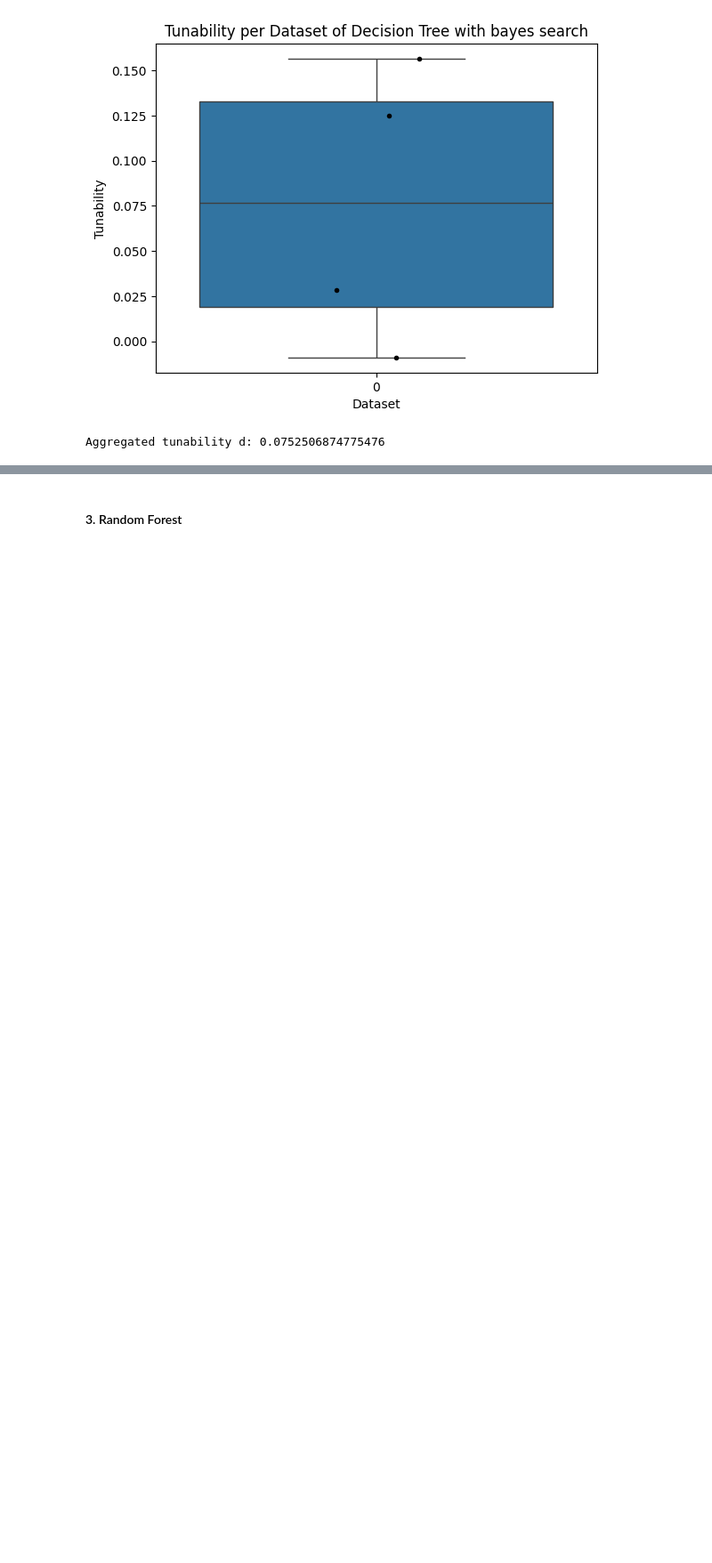
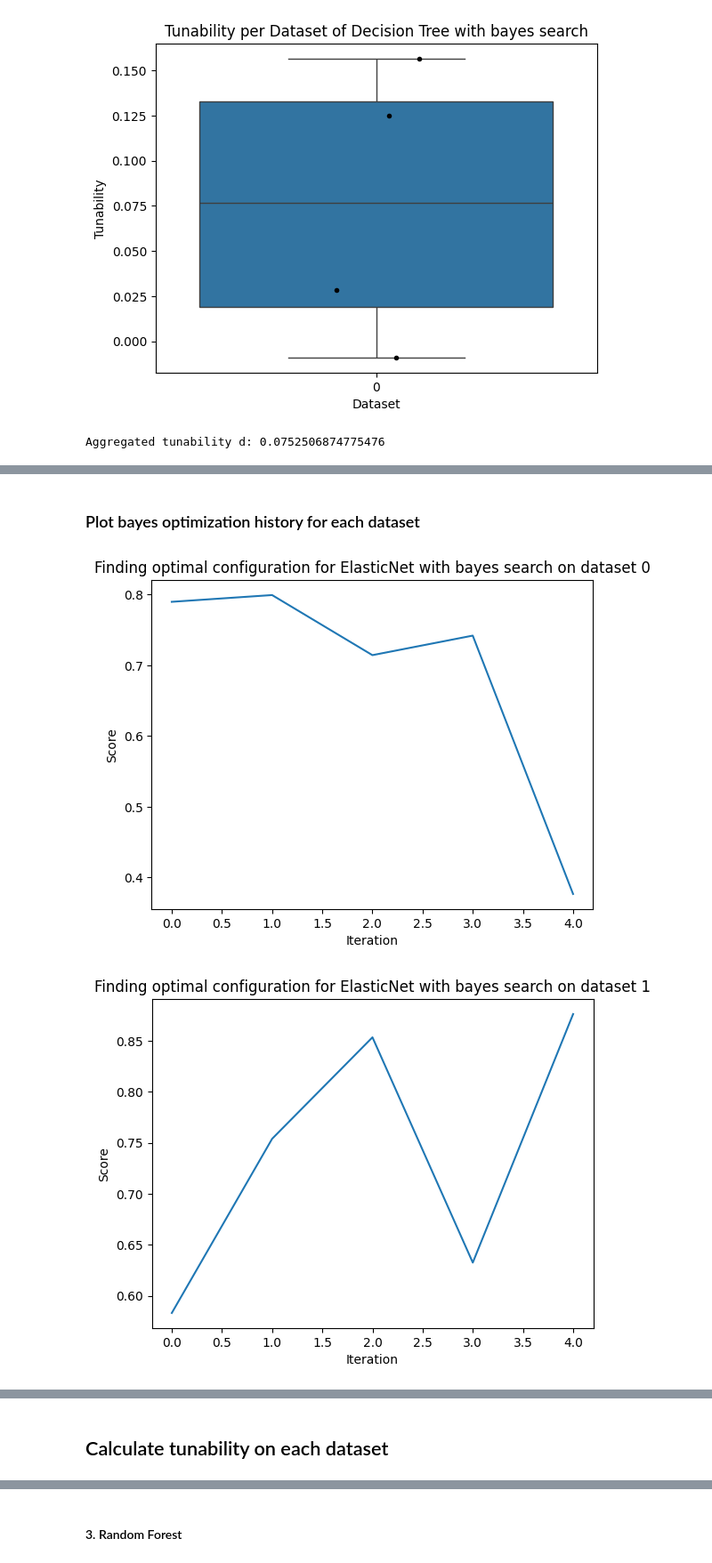
Before and after one commit to CJ4n/AutoML_HM1, a Jupyter notebook: solution.ipynb, the cells around one changed output, grey strips where cells are left out. Shown at 89% size. Saved outputs shown, nothing was run; the diff lists cells and outputs as text; code cells hidden in the pictures; blank space fills up the shorter version.

```diff
--- a/solution.ipynb
+++ b/solution.ipynb
@@ -467,0 +585,21 @@ evaluate_pipeline_on_datasets(
+# %%
+def get_bayes_search_space_elasticnet():
+    return (
+        {
+            "model__alpha": Real(0.0, 1.0),
+            "model__l1_ratio": Real(0.0, 1.0),
+        },
+        NUM_ITER_BAYES,
+    )
+# %%
+np.int = np.int64  # hack so numpy doesn't complain about missing np.int :)
+# calculate all configs
+best_configs_for_elasticnet, histories = find_best_configs_in_search_space_with_bayes(
+    search_space=get_bayes_search_space_elasticnet(),
+    pipeline=get_elasticnet_pipeline(),
+    train_datasets=get_train_datasets(),
+)
+for i, history in enumerate(histories):
+    dump_scores_to_csv(
+        history, f"output_data/elasticnet/bayes_iteration_scores_dataset_{i}.csv"
+    )
@@ -467,0 +624,14 @@ evaluate_pipeline_on_datasets(
+# %% [markdown]
+### Plot bayes optimization history for each dataset
+# %%
+for i in range(len(histories)):
+    plt.plot(histories[i])
+    plt.xlabel("Iteration")
+    plt.ylabel("Score")
+    plt.title(
+        f"Finding optimal configuration for ElasticNet with bayes search on dataset {i}"
+    )
+    plt.show()
+# %% [output]
+[figure, added]
+[figure, added]
@@ -467,0 +640,2 @@ evaluate_pipeline_on_datasets(
+# %% [markdown]
+## Calculate tunability on each dataset
```
Also changed, not shown: parts of 33 cells of this notebook, 11 other files.
